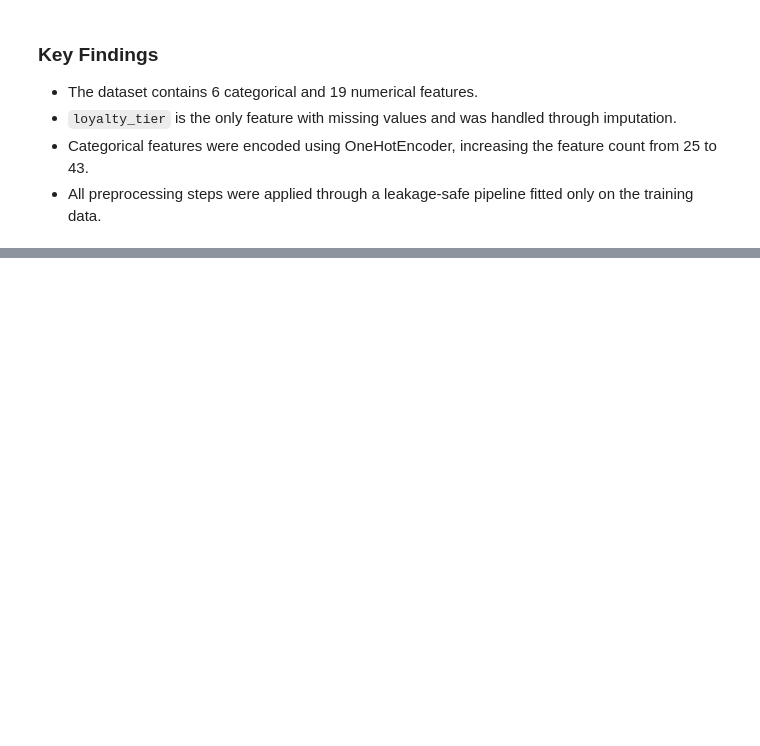
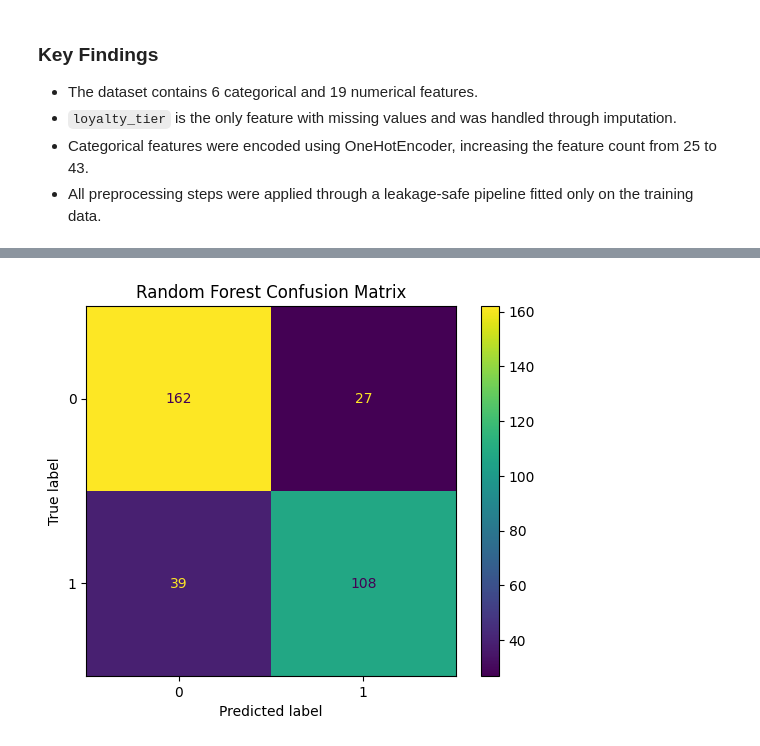
Before and after one commit to Deepika825325/part3-churn-prediction-model-card, a Jupyter notebook: churn_model.ipynb, the cells around one changed output, grey strips where cells are left out. Drawn from its saved outputs; the diff is of its cells as text; code cells hidden in the pictures; blank space fills up the shorter version.

```diff
--- a/churn_model.ipynb
+++ b/churn_model.ipynb
@@ -1142,0 +1351,5 @@ The validation and test datasets were transformed using the fitted pipeline, ens
+# %%
+rf_pipeline.fit(
+    X_train,
+    y_train
+)
@@ -1142,0 +1374,8 @@ The validation and test datasets were transformed using the fitted pipeline, ens
+# %%
+y_val_pred_rf = rf_pipeline.predict(
+    X_val
+)
+
+y_val_prob_rf = rf_pipeline.predict_proba(
+    X_val
+)[:, 1]
@@ -1142,0 +1443,18 @@ The validation and test datasets were transformed using the fitted pipeline, ens
+# %%
+ConfusionMatrixDisplay.from_predictions(
+    y_val,
+    y_val_pred_rf
+)
+
+plt.title(
+    "Random Forest Confusion Matrix"
+)
+plt.savefig(
+    "outputs/Random_confusion_matrix.png",
+    bbox_inches="tight",
+    dpi=300
+)
+
+plt.show()
+# %% [output]
+[figure, added]
```
Also changed, not shown: parts of 107 cells of this notebook, 17 other files.
